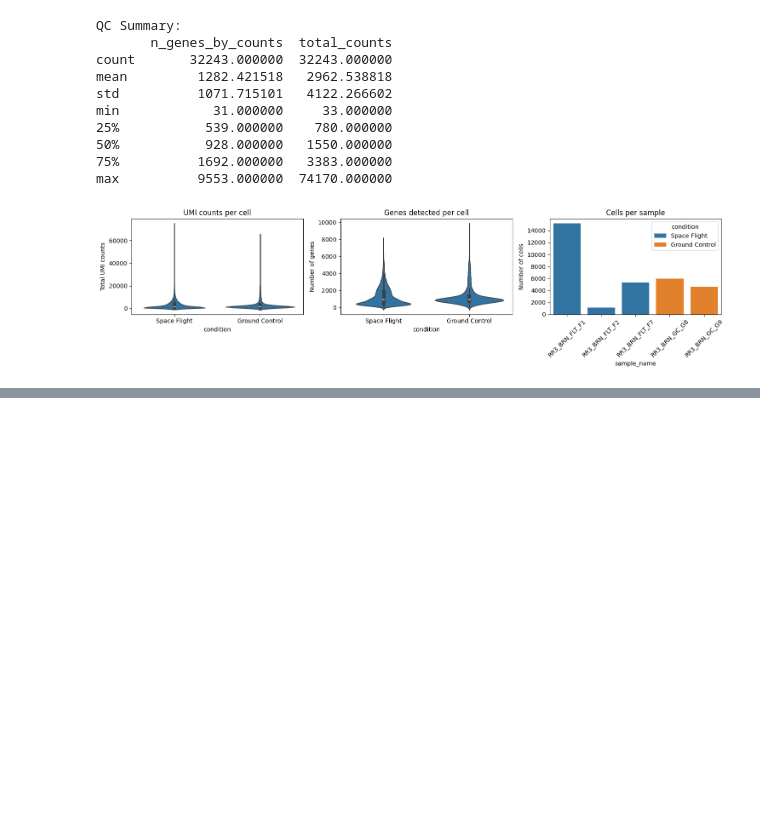
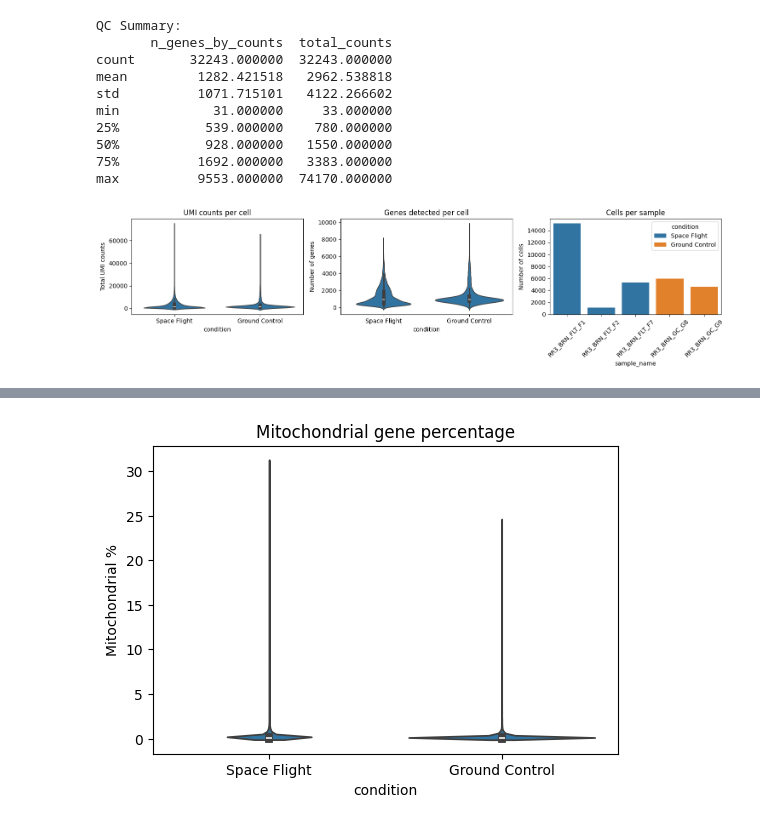
Before and after one commit to h4rrye/spaceGen, a Jupyter notebook: notebooks/01_explore_osd352.ipynb, the cells around one changed output, grey strips where cells are left out. Saved outputs shown, nothing was run; the diff lists cells and outputs as text; code cells hidden in the pictures; blank space fills up the shorter version.

```diff
--- a/notebooks/01_explore_osd352.ipynb
+++ b/notebooks/01_explore_osd352.ipynb
@@ -142,0 +145,7 @@ plt.show()
+# %%
+# Calculate mitochondrial gene percentage
+adata.var['mt'] = adata.var.index.str.startswith('mt-')
+sc.pp.calculate_qc_metrics(adata, qc_vars=['mt'], inplace=True)
+
+print("\nMitochondrial gene percentage summary:")
+print(adata.obs['pct_counts_mt'].describe())
@@ -143,3 +163,12 @@ plt.show()
+# %%
+# Visualize mitochondrial percentage by condition
+fig, ax = plt.subplots(1, 1, figsize=(6, 4))
+sns.violinplot(data=adata.obs, x='condition', y='pct_counts_mt', ax=ax)
+ax.set_ylabel('Mitochondrial %')
+ax.set_title('Mitochondrial gene percentage')
+plt.show()
+# %% [output]
+[figure, added]
 # %% [markdown]
 ## Summary
 
```
Also changed, not shown: parts of 4 cells of this notebook, 5 other files.
